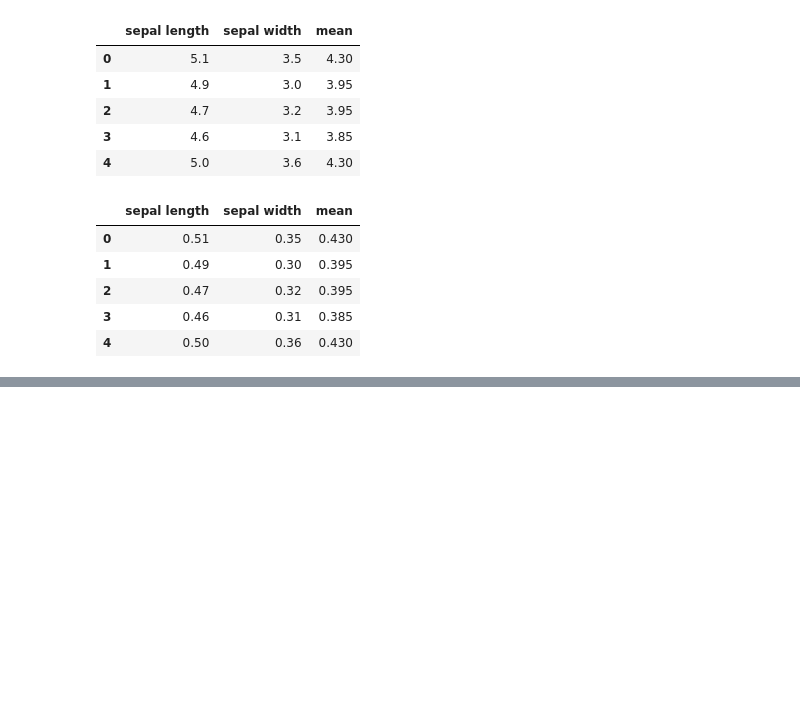
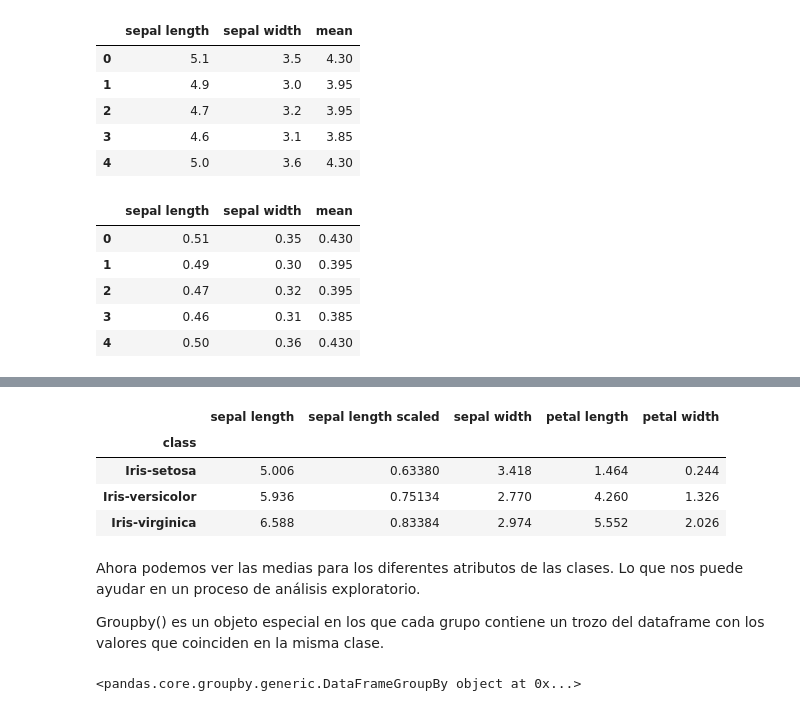
Before and after one commit to angelbujalance/Formacion-Pandas, a Jupyter notebook: formacion_pandas_acc-song.ipynb, the cells around one changed output, grey strips where cells are left out. Drawn from its saved outputs; the diff is of its cells as text; code cells hidden in the pictures; blank space fills up the shorter version.

```diff
--- a/formacion_pandas_acc-song.ipynb
+++ b/formacion_pandas_acc-song.ipynb
@@ -537,0 +555,16 @@ sepal.apply(lambda i: i/10).head()
+# %%
+iris.groupby('class').mean()
+# %% [output]
+|  | sepal length | sepal length scaled | sepal width | petal length | petal width |
+| class |  |  |  |  |  |
+| Iris-setosa | 5.006 | 0.63380 | 3.418 | 1.464 | 0.244 |
+| Iris-versicolor | 5.936 | 0.75134 | 2.770 | 4.260 | 1.326 |
+| Iris-virginica | 6.588 | 0.83384 | 2.974 | 5.552 | 2.026 |
+# %% [markdown]
+Ahora podemos ver las medias para los diferentes atributos de las clases. Lo que nos puede ayudar en un proceso de análisis exploratorio.
+
+Groupby() es un objeto especial en los que cada grupo contiene un trozo del dataframe con los valores que coinciden en la misma clase.
+# %%
+iris.groupby('class')
+# %% [output]
+<pandas.core.groupby.generic.DataFrameGroupBy object at 0x...>
```
Also changed, not shown: parts of 12 cells of this notebook.
